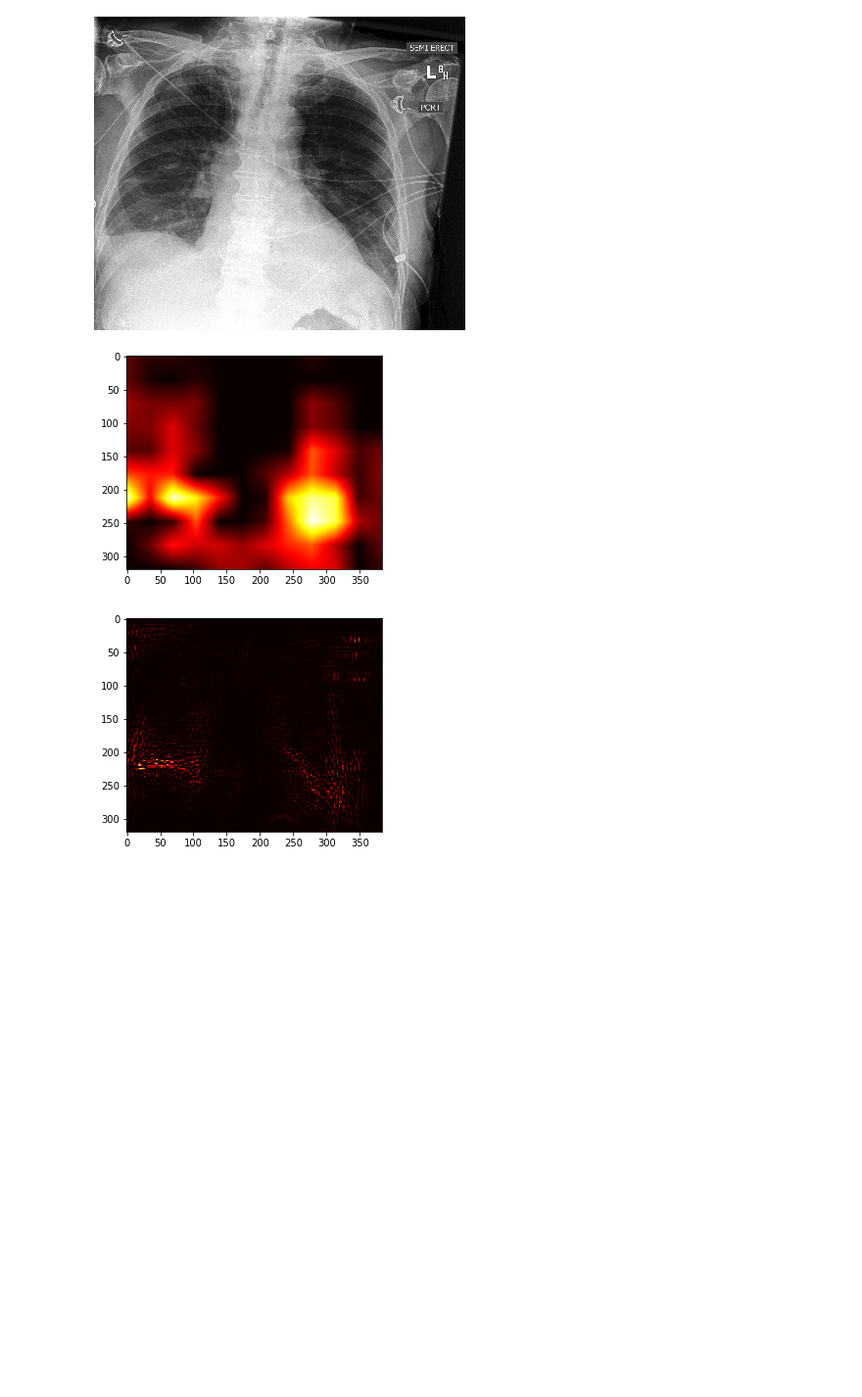
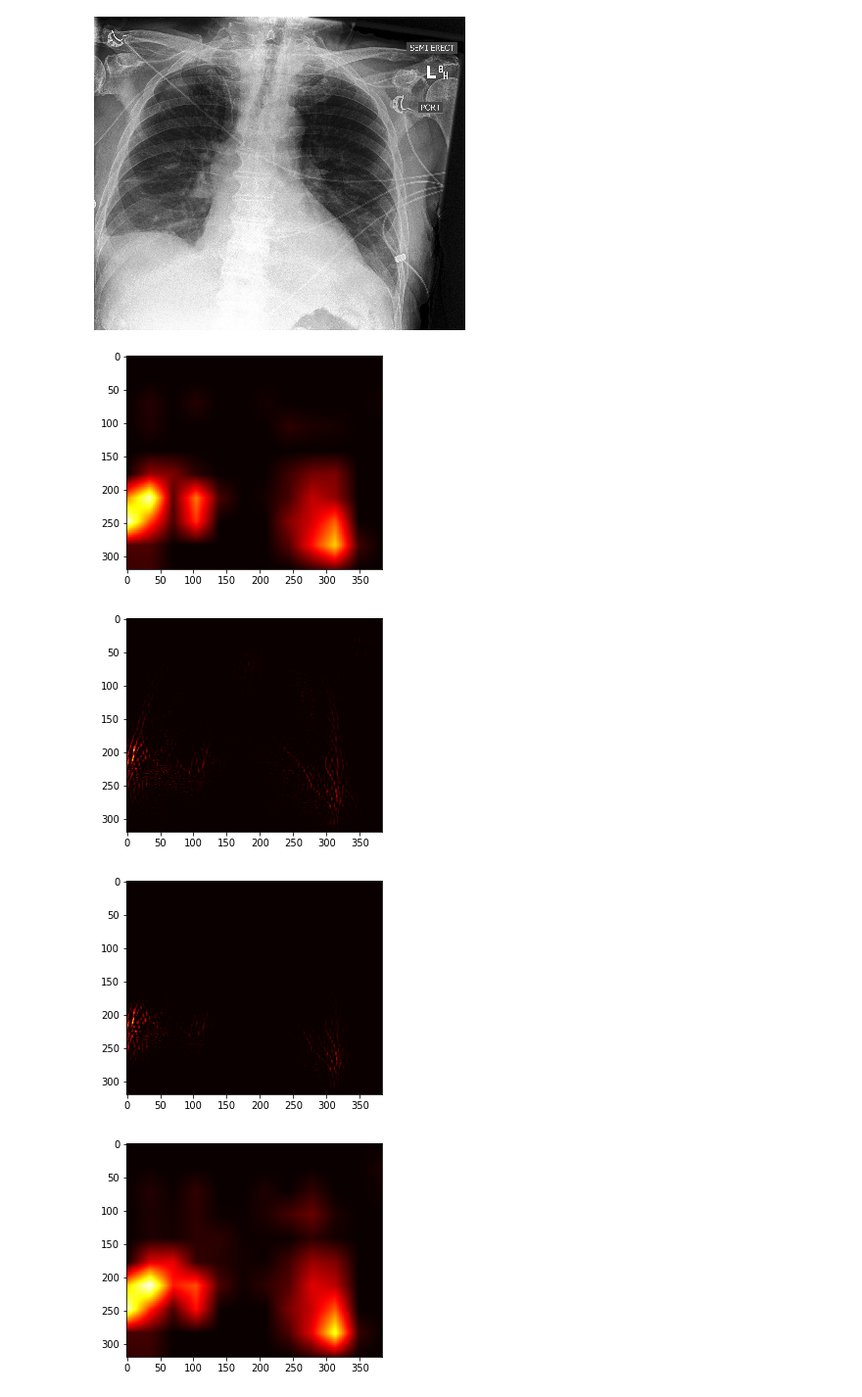
Before and after one commit to FengHZ/chexpert_sl, a Jupyter notebook: chexpert_sl_gradcam.ipynb, the cells around one changed output. Shown: that part at 98% size. Cells and saved outputs as stored; diff of their text form; code cells hidden in the pictures; blank space fills up the shorter version.

Commit message:
"modify gcam"

```diff
--- a/chexpert_sl_gradcam.ipynb
+++ b/chexpert_sl_gradcam.ipynb
@@ -283,6 +283,30 @@ class CheXpertGradCAM(nn.Module):
         # clear grad
         feature.grad.data.zero_()
         return loss,thermo.detach().cpu().squeeze().numpy(),image_grad.detach().cpu().squeeze().numpy()
+    def get_pixel_weight_gradcam(self,image,classify_index):
+        """
+        image: 1*1*h*w cuda tensor with preprocessed
+        return: Grad Class Activation Map,Grad in raw image
+        """
+        image.requires_grad = True
+        if image.grad is not None:
+            image.grad.data.zero_()
+        classify_result_list,feature= self.model.gcam_calculation(image)
+        classify_result = torch.softmax(classify_result_list[classify_index],dim=1)
+        loss = classify_result[0,1]
+        print("The score for class {} is {}".format(classify_index,loss))
+        loss.backward()
+        thermo_grad = feature.grad.detach()
+        image_grad = image.grad.detach()
+        # generate class activation map
+        image_grad = F.relu(image_grad,inplace=True)
+        thermo_grad = F.relu(thermo_grad,inplace=True)
+        thermo = thermo_grad * feature.detach()
+        thermo = nn.functional.relu(torch.sum(thermo,dim = 1,keepdim = True),inplace=True)
+        thermo = nn.functional.interpolate(thermo,size = (image.size(2),image.size(3)),mode="bilinear",align_corners=True)
+        # clear grad
+        feature.grad.data.zero_()
+        return loss,thermo.detach().cpu().squeeze().numpy(),image_grad.detach().cpu().squeeze().numpy()
 # %% [markdown]
 ## Example
 # %%
@@ -304,10 +328,11 @@ transform = transforms.Compose([
 img_tensor = transform(img).unsqueeze(0).float()
 img_tensor = img_tensor.cuda()
 # %%
-chexpert_gcam = CheXpertGradCAM(resume_path="/data/fhz/CheXpert/parameter/train_time:1/checkpoint.pth.tar")
+chexpert_gcam = CheXpertGradCAM(resume_path="/data/fhz/CheXpert/parameter/train_time:2/checkpoint.pth.tar")
 # %% [output]
 change relu to GBReLU
 change back
 # %%
 loss,gcam,img_grad = chexpert_gcam.get_gradcam(img_tensor,4)
+loss,gcam_pixel,img_grad_pixel = chexpert_gcam.get_pixel_weight_gradcam(img_tensor,4)
 # %% [output]
@@ -319,8 +345,16 @@ img
 # %%
 plt.imshow(gcam,cmap = "hot")
 plt.show()
 plt.imshow(img_grad,cmap = "hot")
 plt.show()
+plt.imshow(gcam*img_grad,cmap = "hot")
+plt.show()
+plt.imshow(gcam_pixel,cmap = "hot")
+plt.show()
+plt.imshow(img_grad_pixel,cmap = "hot")
+plt.show()
 # %% [output]
-[figure, old version]
+[figure, new version]
-[figure, old version]
+[figure, new version]
+[figure, added]
+[figure, added]
```
Also changed, not shown: parts of 3 cells of this notebook, 1 other file.
